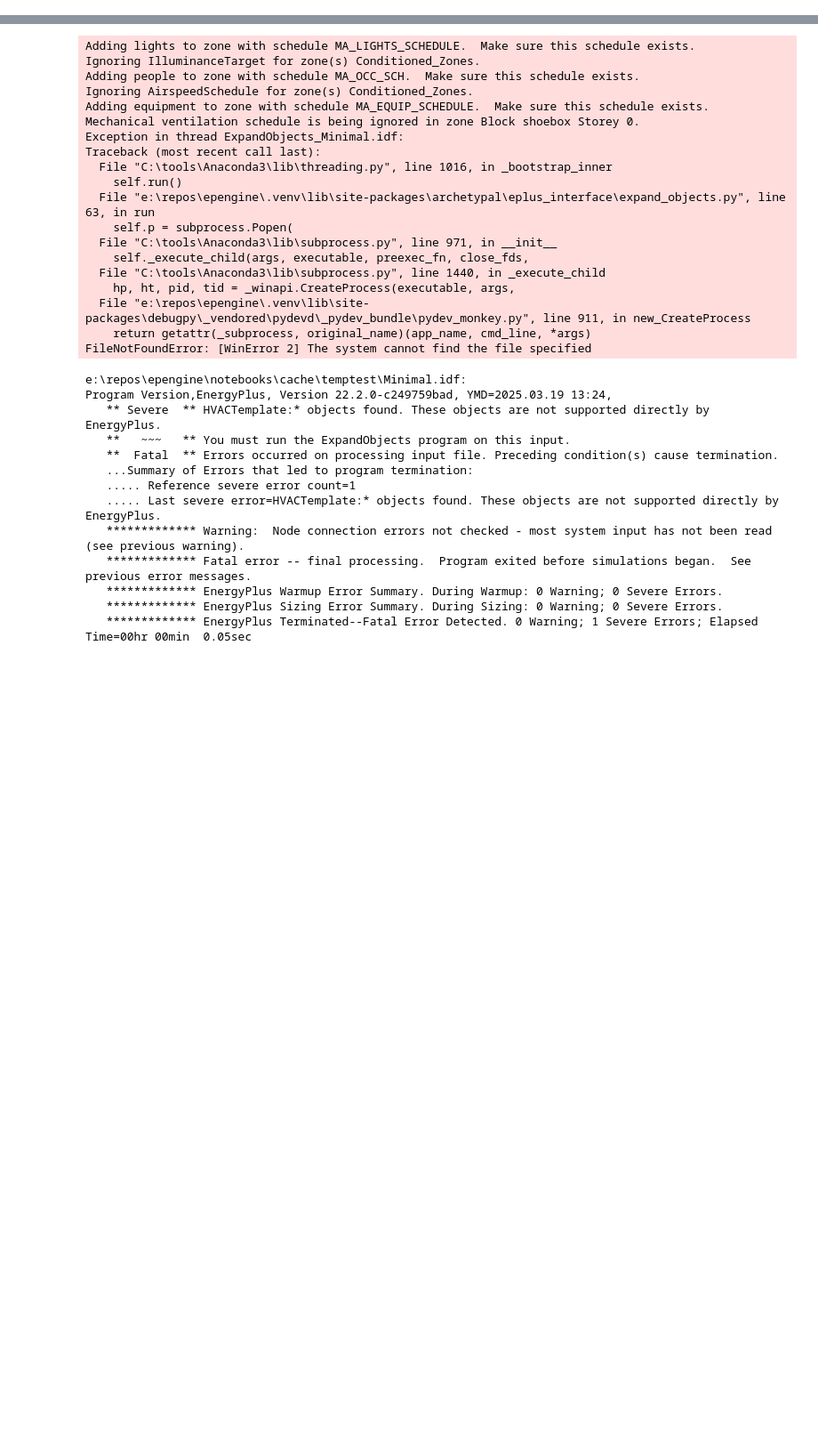
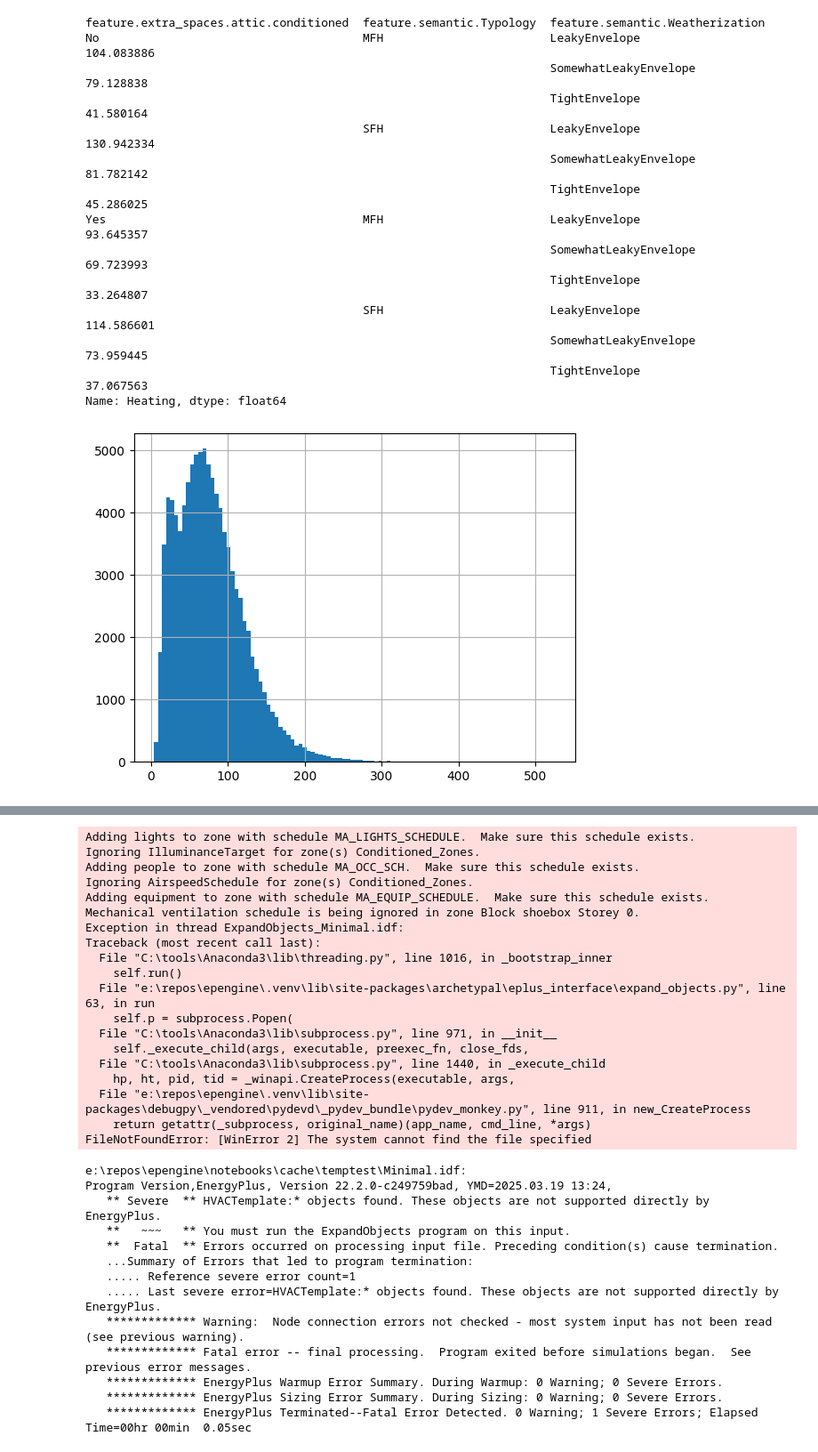
Before and after one commit to szvsw/epengine, a Jupyter notebook: notebooks/learning_curves.ipynb, the cells around one changed output, grey strips where cells are left out. Shown at 89% size. Cells and saved outputs as stored; diff of their text form; code cells hidden in the pictures; blank space fills up the shorter version.

```diff
--- a/notebooks/learning_curves.ipynb
+++ b/notebooks/learning_curves.ipynb
@@ -420,0 +154,31 @@ See the caveats in the documentation: https://pandas.pydata.org/pandas-docs/stab
+# %%
+combined_sim_results_df = combined_sim_results_df["Raw"].T.groupby("Meter").sum().T
+combined_sim_results_df["Heating"].hist(bins=100)
+# sorted(df["Electricity"].round(0).values.tolist())
+combined_sim_results_df["Equipment"].groupby([
+    "Typology",
+    "Equipment",
+    "Lighting",
+]).std()
+combined_sim_results_df["Heating"].groupby(["Typology"]).std()
+combined_sim_results_df["Heating"].groupby([
+    "feature.extra_spaces.attic.conditioned",
+    "feature.semantic.Typology",
+    "feature.semantic.Weatherization",
+]).mean()
+# %% [output]
+feature.extra_spaces.attic.conditioned  feature.semantic.Typology  feature.semantic.Weatherization
+No                                      MFH                        LeakyEnvelope                      104.083886
+                                                                   SomewhatLeakyEnvelope               79.128838
+                                                                   TightEnvelope                       41.580164
+                                        SFH                        LeakyEnvelope                      130.942334
+                                                                   SomewhatLeakyEnvelope               81.782142
+                                                                   TightEnvelope                       45.286025
+Yes                                     MFH                        LeakyEnvelope                       93.645357
+                                                                   SomewhatLeakyEnvelope               69.723993
+                                                                   TightEnvelope                       33.264807
+                                        SFH                        LeakyEnvelope                      114.586601
+                                                                   SomewhatLeakyEnvelope               73.959445
+                                                                   TightEnvelope                       37.067563
+Name: Heating, dtype: float64
+[figure, added]
```
Also changed, not shown: parts of 39 cells of this notebook, 14 other files.
